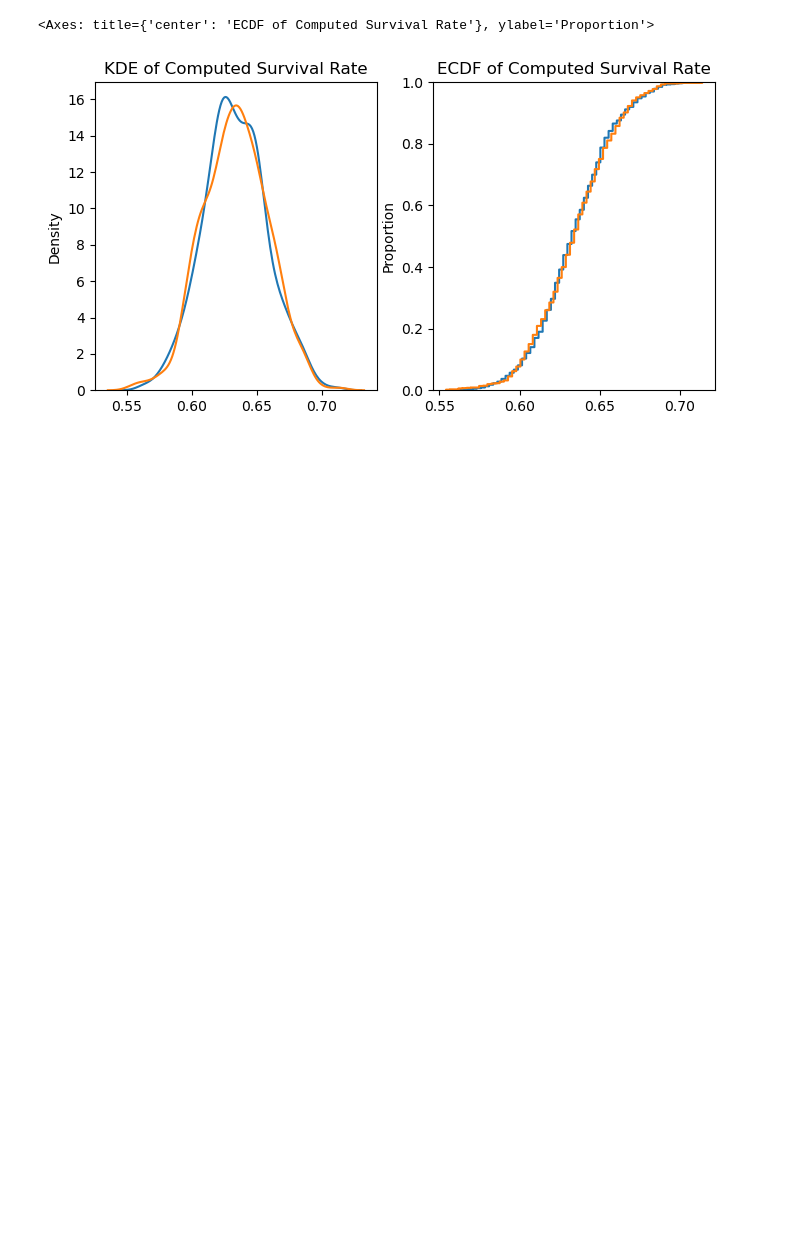
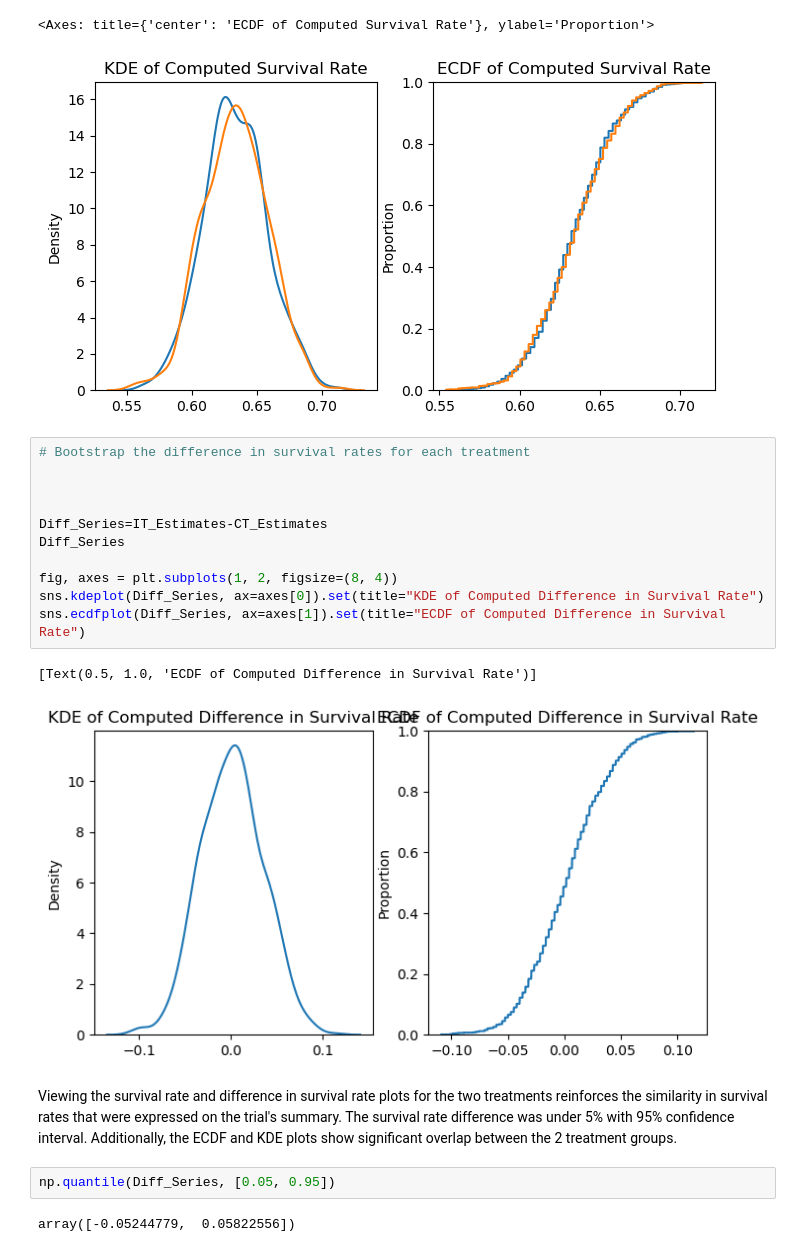
Before and after one commit to ds4e/understanding_uncertainty_assignments, a Jupyter notebook: assignment_4/exercise_3.ipynb, the cells around one changed output. Saved outputs shown, nothing was run; the diff lists cells and outputs as text; blank space fills up the shorter version.

```diff
--- a/assignment_4/exercise_3.ipynb
+++ b/assignment_4/exercise_3.ipynb
@@ -105,3 +124,23 @@ sns.ecdfplot(IT_Estimates, ax=axes[1])
 # %% [output]
 <Axes: title={'center': 'ECDF of Computed Survival Rate'}, ylabel='Proportion'>
 [figure]
+# %%
+# Bootstrap the difference in survival rates for each treatment
+
+
+
+Diff_Series=IT_Estimates-CT_Estimates
+Diff_Series
+
+fig, axes = plt.subplots(1, 2, figsize=(8, 4))
+sns.kdeplot(Diff_Series, ax=axes[0]).set(title="KDE of Computed Difference in Survival Rate")
+sns.ecdfplot(Diff_Series, ax=axes[1]).set(title="ECDF of Computed Difference in Survival Rate")
+# %% [output]
+[Text(0.5, 1.0, 'ECDF of Computed Difference in Survival Rate')]
+[figure, added]
+# %% [markdown]
+Viewing the survival rate and difference in survival rate plots for the two treatments reinforces the similarity in survival rates that were expressed on the trial's summary. The survival rate difference was under 5% with 95% confidence interval. Additionally, the ECDF and KDE plots show significant overlap between the 2 treatment groups.
+# %%
+np.quantile(Diff_Series, [0.05, 0.95])
+# %% [output]
+array([-0.05244779,  0.05822556])
```
Also changed, not shown: parts of 1 cell of this notebook.
